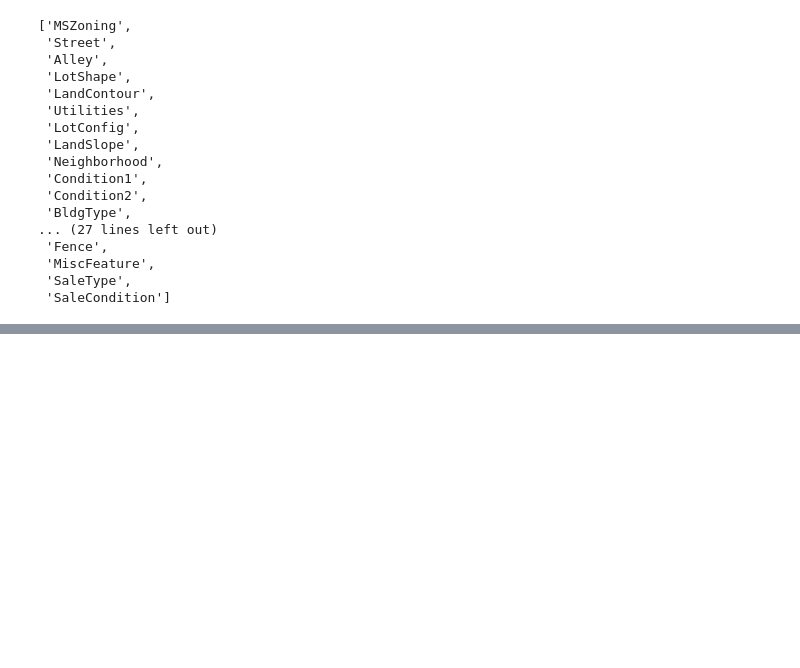
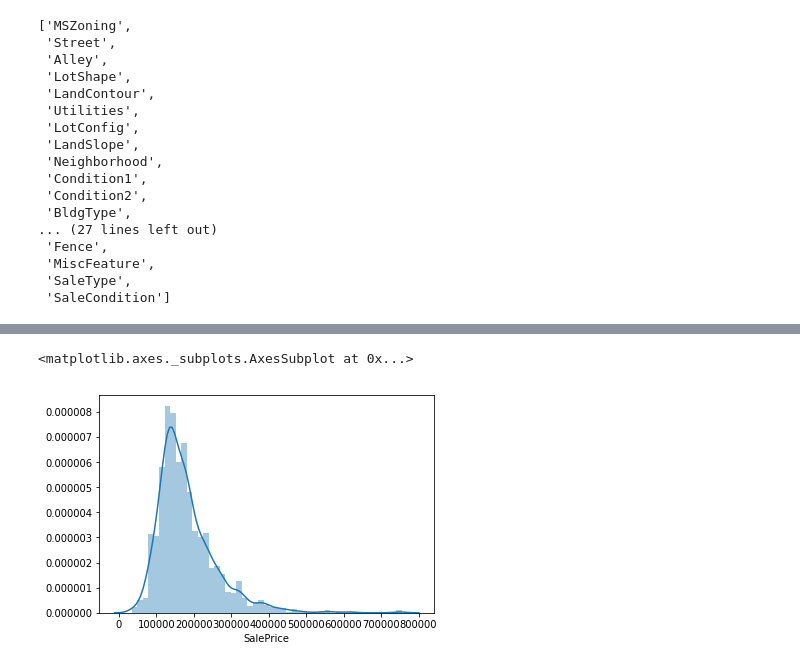
Before and after one commit to pseudoPixels/machine_learning_diary, a Jupyter notebook: notebooks/Kaggle_HousePricePrediction/KaggleHousePricePrediction.ipynb, the cells around one changed output, grey strips where cells are left out. Saved outputs shown, nothing was run; the diff lists cells and outputs as text; code cells hidden in the pictures; blank space fills up the shorter version.

Commit message:
house price kaggle updates

```diff
--- a/notebooks/Kaggle_HousePricePrediction/KaggleHousePricePrediction.ipynb
+++ b/notebooks/Kaggle_HousePricePrediction/KaggleHousePricePrediction.ipynb
@@ -123,0 +150,5 @@ print(missing)
+# %%
+sns.distplot(train['SalePrice'])
+# %% [output]
+<matplotlib.axes._subplots.AxesSubplot at 0x...>
+[figure, added]
```
Also changed, not shown: parts of 9 cells of this notebook.
